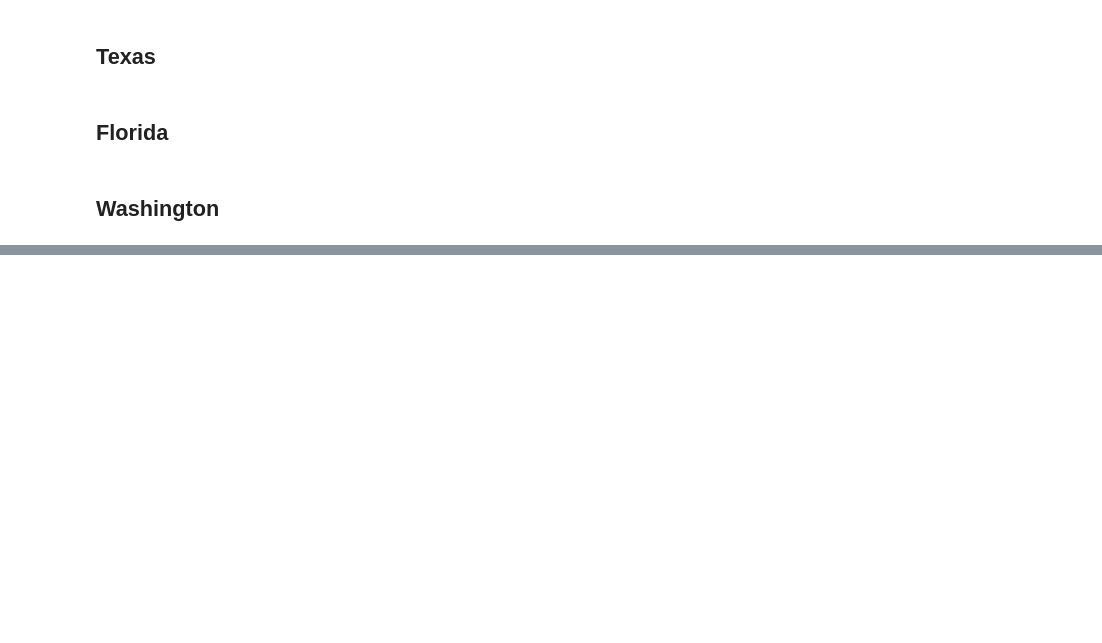
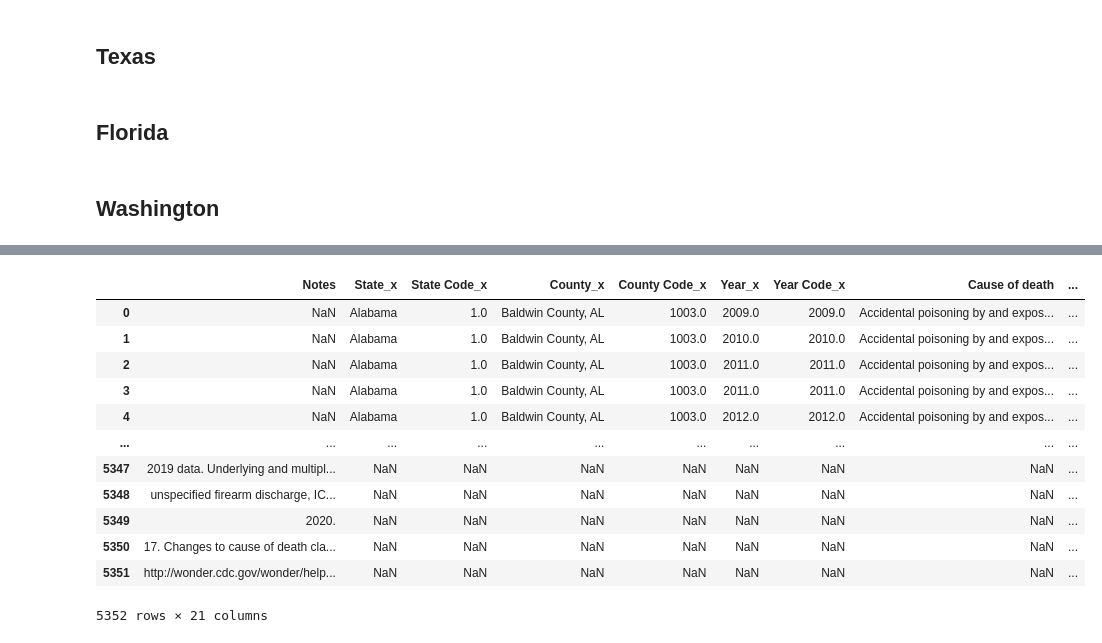
Before and after one commit to MIDS-at-Duke/pds-2022-turquoise-team, a Jupyter notebook: 10_code/Cleaning and Merging all States.ipynb, the cells around one changed output, grey strips where cells are left out. Saved outputs shown, nothing was run; the diff lists cells and outputs as text; code cells hidden in the pictures; blank space fills up the shorter version.

```diff
--- a/10_code/Cleaning and Merging all States.ipynb
+++ b/10_code/Cleaning and Merging all States.ipynb
@@ -92,0 +252,16 @@ to_add_df.to_csv('/workspaces/pds-2022-turquoise-team/00_source_data/florida_all
+# %%
+to_add_df
+# %% [output]
+|  | Notes | State_x | State Code_x | County_x | County Code_x | Year_x | Year Code_x | Cause of death | ... |
+| 0 | NaN | Alabama | 1.0 | Baldwin County, AL | 1003.0 | 2009.0 | 2009.0 | Accidental poisoning by and expos... | ... |
+| 1 | NaN | Alabama | 1.0 | Baldwin County, AL | 1003.0 | 2010.0 | 2010.0 | Accidental poisoning by and expos... | ... |
+| 2 | NaN | Alabama | 1.0 | Baldwin County, AL | 1003.0 | 2011.0 | 2011.0 | Accidental poisoning by and expos... | ... |
+| 3 | NaN | Alabama | 1.0 | Baldwin County, AL | 1003.0 | 2011.0 | 2011.0 | Accidental poisoning by and expos... | ... |
+| 4 | NaN | Alabama | 1.0 | Baldwin County, AL | 1003.0 | 2012.0 | 2012.0 | Accidental poisoning by and expos... | ... |
+| ... | ... | ... | ... | ... | ... | ... | ... | ... | ... |
+| 5347 | 2019 data. Underlying and multipl... | NaN | NaN | NaN | NaN | NaN | NaN | NaN | ... |
+| 5348 | unspecified firearm discharge, IC... | NaN | NaN | NaN | NaN | NaN | NaN | NaN | ... |
+| 5349 | 2020. | NaN | NaN | NaN | NaN | NaN | NaN | NaN | ... |
+| 5350 | 17. Changes to cause of death cla... | NaN | NaN | NaN | NaN | NaN | NaN | NaN | ... |
+| 5351 | http://wonder.cdc.gov/wonder/help... | NaN | NaN | NaN | NaN | NaN | NaN | NaN | ... |
+5352 rows × 21 columns
```
Also changed, not shown: parts of 21 cells of this notebook, 2 other files.
